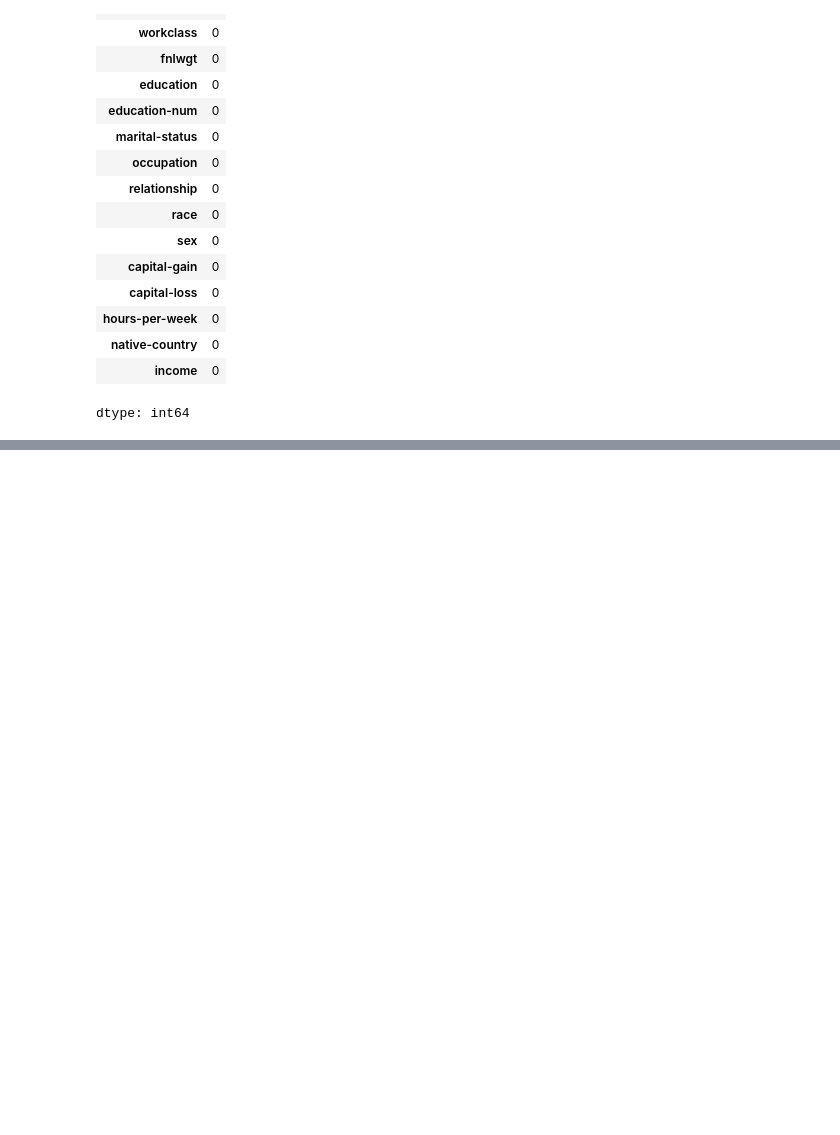
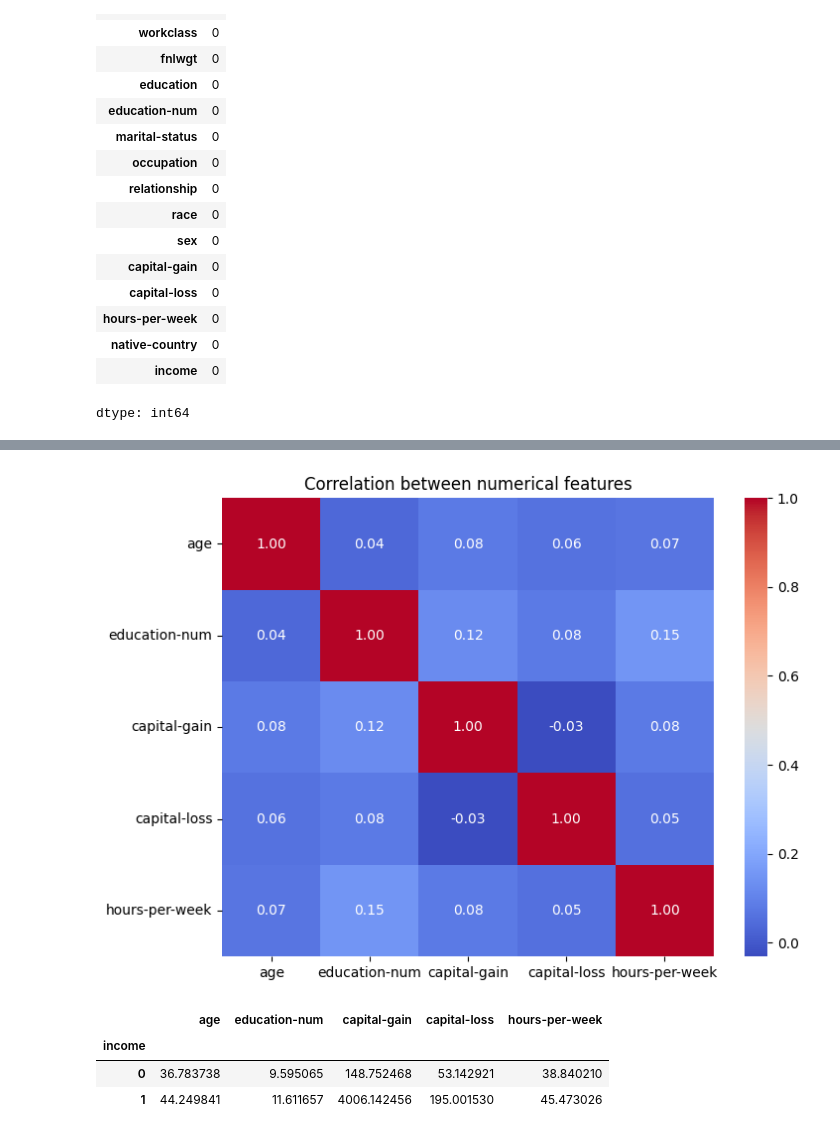
Before and after one commit to i-jaha/DataScience-Python, a Jupyter notebook: Week 5/DS_Week5.ipynb, the cells around one changed output, grey strips where cells are left out. Saved outputs shown, nothing was run; the diff lists cells and outputs as text; code cells hidden in the pictures; blank space fills up the shorter version.

Commit message:
week_5

```diff
--- a/Week 5/DS_Week5.ipynb
+++ b/Week 5/DS_Week5.ipynb
@@ -937,0 +956,11 @@ Index(['age', 'workclass', 'fnlwgt', 'education', 'education-num',
+# %%
+income_encoded = []
+
+for value in df['income']:
+    cleaned_value = value.strip()
+    if cleaned_value == '<=50K':
+        income_encoded.append(0)
+    else:
+        income_encoded.append(1)
+
+df['income'] = income_encoded
@@ -938,3 +969,3 @@ Index(['age', 'workclass', 'fnlwgt', 'education', 'education-num',
 # %%
-categorical_columns = ['workclass', 'education', 'marital-status', 'occupation', 'relationship', 'race', 'sex', 'native-country']
-df[categorical_columns] = df[categorical_columns].apply(LabelEncoder().fit_transform)
+categorical_cols = ['workclass', 'education', 'marital-status', 'occupation',
+                    'relationship', 'race', 'sex', 'native-country']
@@ -942,0 +972,4 @@ df[categorical_columns] = df[categorical_columns].apply(LabelEncoder().fit_trans
+# %%
+for col in categorical_cols:
+    le = LabelEncoder()
+    df[col] = le.fit_transform(df[col])
@@ -943,3 +1104,2 @@ df[categorical_columns] = df[categorical_columns].apply(LabelEncoder().fit_trans
 # %%
-scaler = StandardScaler()
-df[['age', 'fnlwgt', 'education-num', 'capital-gain', 'capital-loss', 'hours-per-week']] = scaler.fit_transform(df[['age', 'fnlwgt', 'education-num', 'capital-gain', 'capital-loss', 'hours-per-week']])
+numeric_cols = ['age', 'education-num', 'capital-gain', 'capital-loss', 'hours-per-week']
@@ -974,0 +1106,21 @@ weighted avg       0.85      0.86      0.86      6513
+# %%
+import seaborn as sns
+import matplotlib.pyplot as plt
+
+# Correlation matrix
+corr_matrix = df[numeric_cols].corr()
+
+# Visualisation
+plt.figure(figsize=(8, 6))
+sns.heatmap(corr_matrix, annot=True, cmap='coolwarm', fmt='.2f')
+plt.title("Correlation between numerical features")
+plt.show()
+# %% [output]
+[figure, added]
+# %%
+df.groupby('income')[numeric_cols].mean()
+# %% [output]
+|  | age | education-num | capital-gain | capital-loss | hours-per-week |
+| income |  |  |  |  |  |
+| 0 | 36.783738 | 9.595065 | 148.752468 | 53.142921 | 38.840210 |
+| 1 | 44.249841 | 11.611657 | 4006.142456 | 195.001530 | 45.473026 |
```
Also changed, not shown: parts of 30 cells of this notebook.
